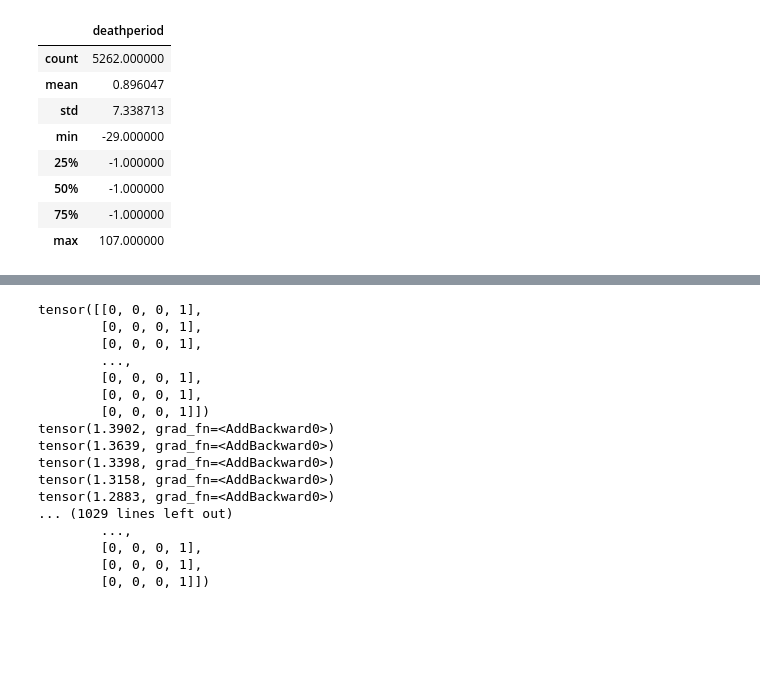
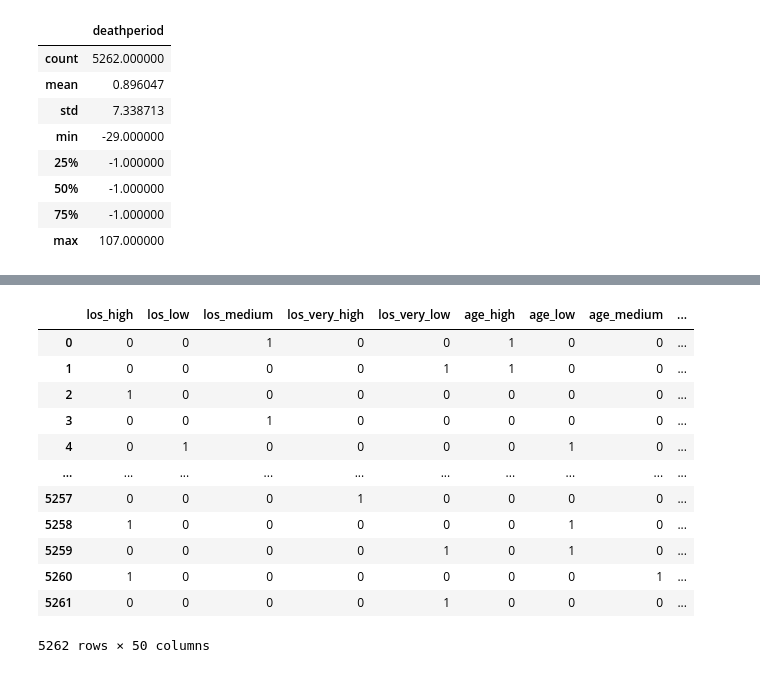
Before and after one commit to BenMarkFrost/LEN_Individual_Project, a Jupyter notebook: Static/kBins.ipynb, the cells around one changed output, grey strips where cells are left out. Cells and saved outputs as stored; diff of their text form; code cells hidden in the pictures; blank space fills up the shorter version.

Commit message:
Updating scorer

```diff
--- a/Static/kBins.ipynb
+++ b/Static/kBins.ipynb
@@ -262,22 +259,16 @@ targetCategorisedDF
-# %%
-scorer = Scorer(encodedDF, targetCategorisedDF)
-
-scorer.score()
-# %% [output]
-tensor([[0, 0, 0, 1],
-        [0, 0, 0, 1],
-        [0, 0, 0, 1],
-        ...,
-        [0, 0, 0, 1],
-        [0, 0, 0, 1],
-        [0, 0, 0, 1]])
-tensor(1.3902, grad_fn=<AddBackward0>)
-tensor(1.3639, grad_fn=<AddBackward0>)
-tensor(1.3398, grad_fn=<AddBackward0>)
-tensor(1.3158, grad_fn=<AddBackward0>)
-tensor(1.2883, grad_fn=<AddBackward0>)
-... (1029 lines left out)
-        ...,
-        [0, 0, 0, 1],
-        [0, 0, 0, 1],
-        [0, 0, 0, 1]])
+# %%
+encodedDF
+# %% [output]
+|  | los_high | los_low | los_medium | los_very_high | los_very_low | age_high | age_low | age_medium | ... |
+| 0 | 0 | 0 | 1 | 0 | 0 | 1 | 0 | 0 | ... |
+| 1 | 0 | 0 | 0 | 0 | 1 | 1 | 0 | 0 | ... |
+| 2 | 1 | 0 | 0 | 0 | 0 | 0 | 0 | 0 | ... |
+| 3 | 0 | 0 | 1 | 0 | 0 | 0 | 0 | 0 | ... |
+| 4 | 0 | 1 | 0 | 0 | 0 | 0 | 1 | 0 | ... |
+| ... | ... | ... | ... | ... | ... | ... | ... | ... | ... |
+| 5257 | 0 | 0 | 0 | 1 | 0 | 0 | 0 | 0 | ... |
+| 5258 | 1 | 0 | 0 | 0 | 0 | 0 | 1 | 0 | ... |
+| 5259 | 0 | 0 | 0 | 0 | 1 | 0 | 1 | 0 | ... |
+| 5260 | 1 | 0 | 0 | 0 | 0 | 0 | 0 | 1 | ... |
+| 5261 | 0 | 0 | 0 | 0 | 1 | 0 | 0 | 0 | ... |
+5262 rows × 50 columns
```
Also changed, not shown: parts of 2 cells of this notebook, 1 other file.
